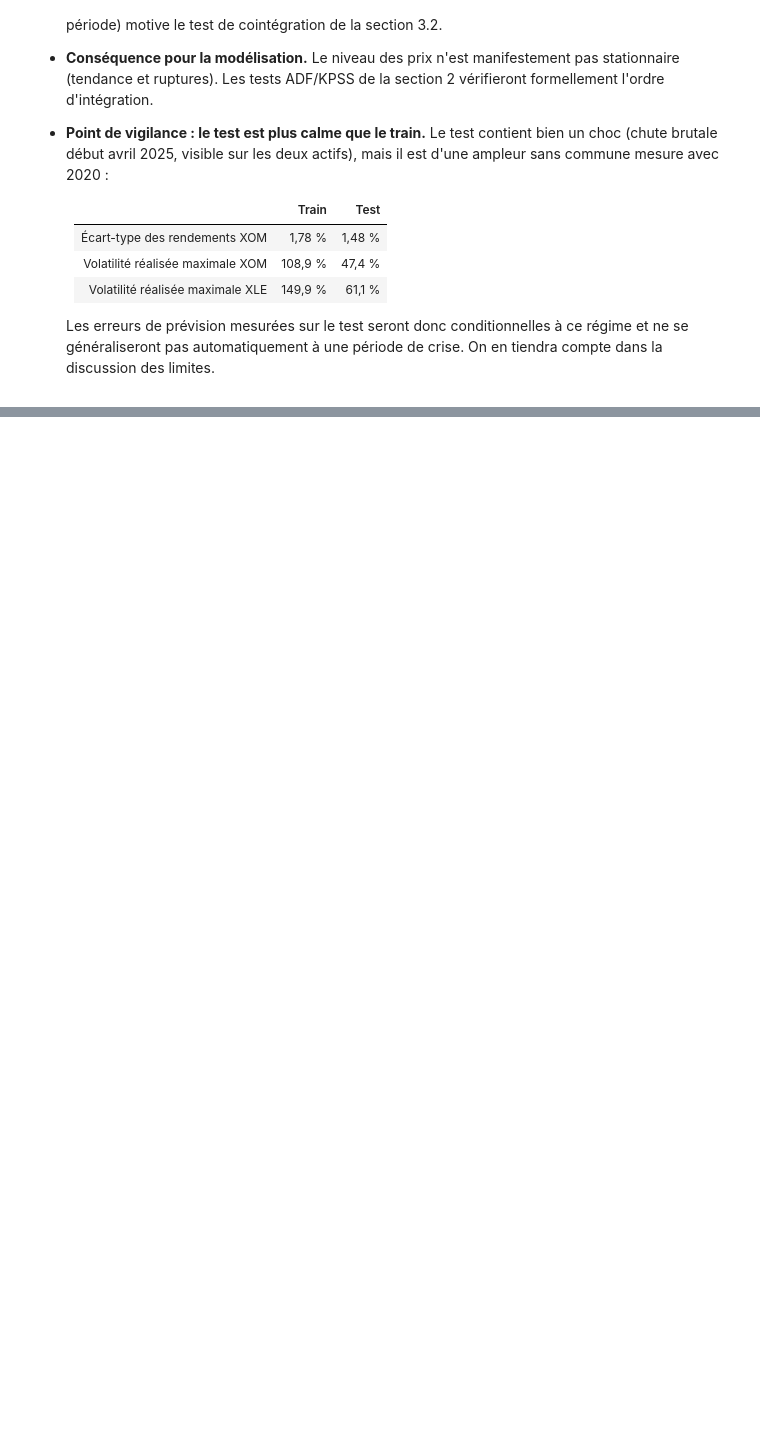
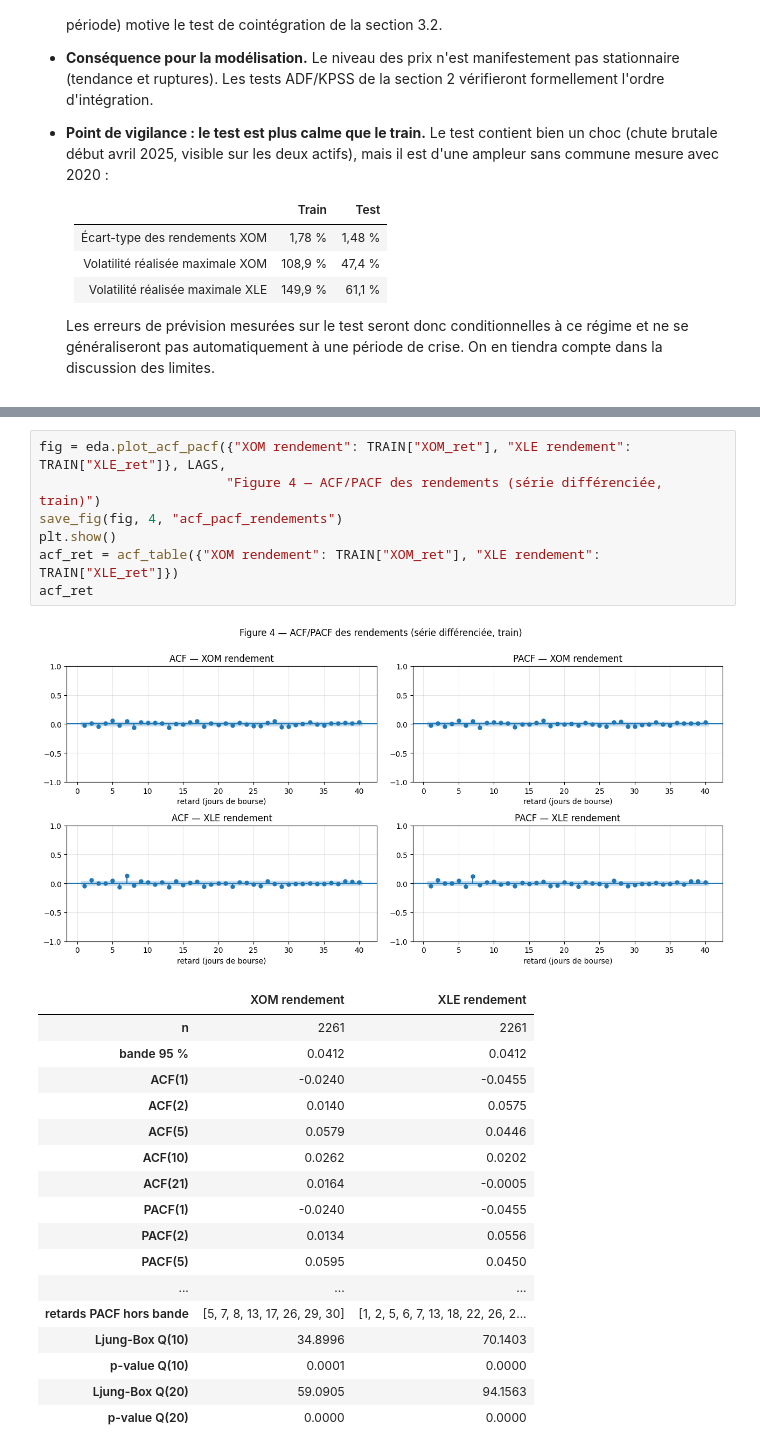
Before and after one commit to aziz28-dev/ts-project, a Jupyter notebook: notebooks/main_python.ipynb, the cells around one changed output, grey strips where cells are left out. Cells and saved outputs as stored; diff of their text form; blank space fills up the shorter version.

```diff
--- a/notebooks/main_python.ipynb
+++ b/notebooks/main_python.ipynb
@@ -330,0 +493,26 @@ plt.show()
+# %%
+fig = eda.plot_acf_pacf({"XOM rendement": TRAIN["XOM_ret"], "XLE rendement": TRAIN["XLE_ret"]}, LAGS,
+                        "Figure 4 — ACF/PACF des rendements (série différenciée, train)")
+save_fig(fig, 4, "acf_pacf_rendements")
+plt.show()
+acf_ret = acf_table({"XOM rendement": TRAIN["XOM_ret"], "XLE rendement": TRAIN["XLE_ret"]})
+acf_ret
+# %% [output]
+[figure, added]
+|  | XOM rendement | XLE rendement |
+| n | 2261 | 2261 |
+| bande 95 % | 0.0412 | 0.0412 |
+| ACF(1) | -0.0240 | -0.0455 |
+| ACF(2) | 0.0140 | 0.0575 |
+| ACF(5) | 0.0579 | 0.0446 |
+| ACF(10) | 0.0262 | 0.0202 |
+| ACF(21) | 0.0164 | -0.0005 |
+| PACF(1) | -0.0240 | -0.0455 |
+| PACF(2) | 0.0134 | 0.0556 |
+| PACF(5) | 0.0595 | 0.0450 |
+| ... | ... | ... |
+| retards PACF hors bande | [5, 7, 8, 13, 17, 26, 29, 30] | [1, 2, 5, 6, 7, 13, 18, 22, 26, 2... |
+| Ljung-Box Q(10) | 34.8996 | 70.1403 |
+| p-value Q(10) | 0.0001 | 0.0000 |
+| Ljung-Box Q(20) | 59.0905 | 94.1563 |
+| p-value Q(20) | 0.0000 | 0.0000 |
```
Also changed, not shown: parts of 33 cells of this notebook, 17 other files.
